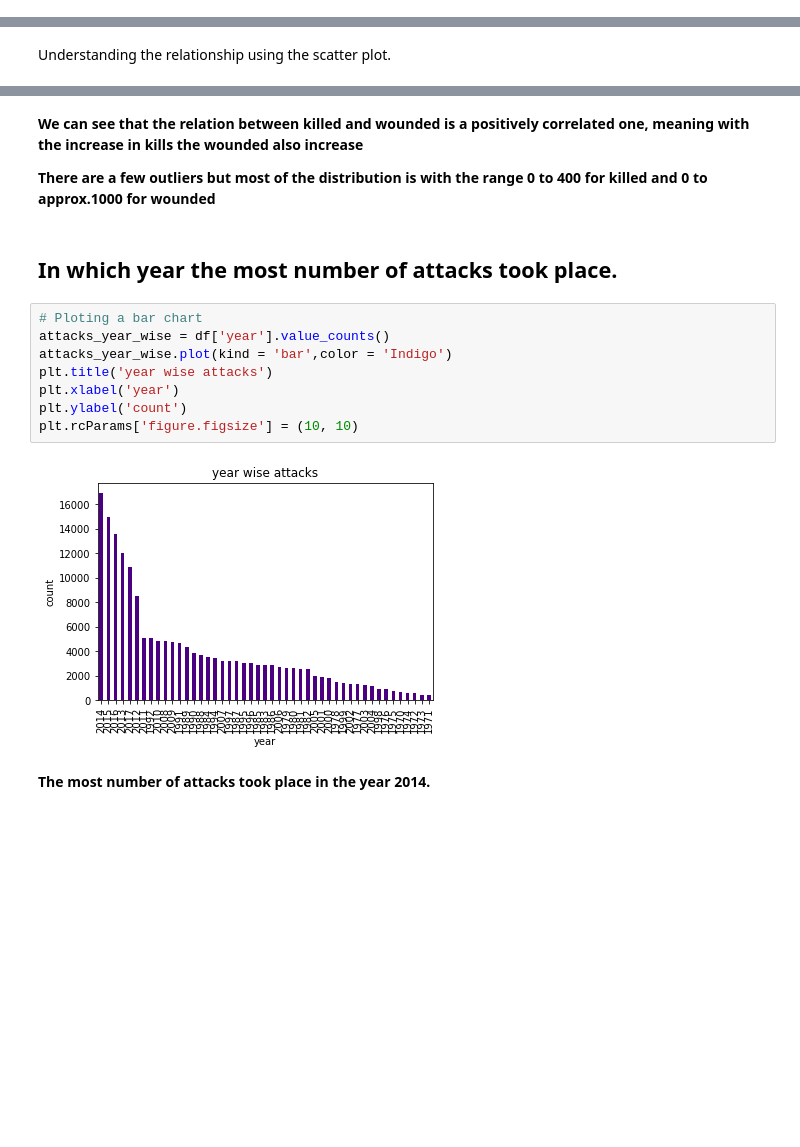
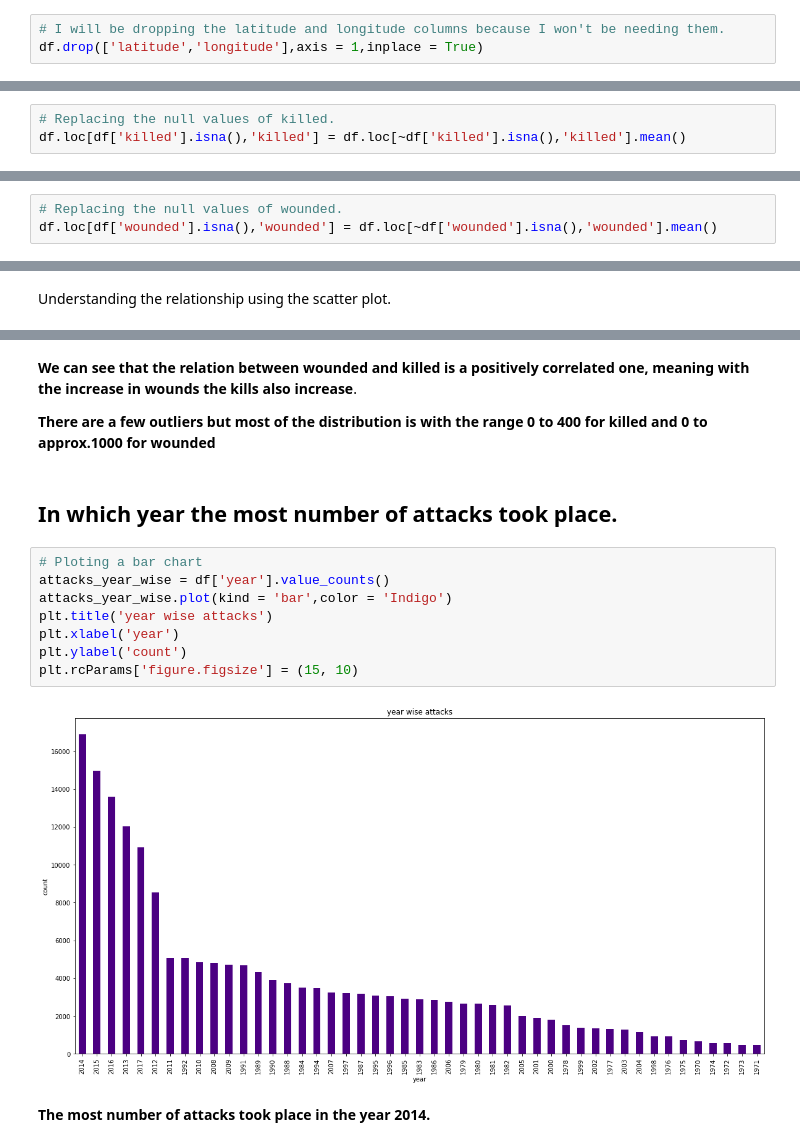
Before and after one commit to Shourya306/Global-Terrorism-EDA, a Jupyter notebook: Copy_of_Global_Terrorism_Analysis_Capstone_Project.ipynb, the cells around one changed output, grey strips where cells are left out. Saved outputs shown, nothing was run; the diff lists cells and outputs as text; blank space fills up the shorter version.

```diff
--- a/Copy_of_Global_Terrorism_Analysis_Capstone_Project.ipynb
+++ b/Copy_of_Global_Terrorism_Analysis_Capstone_Project.ipynb
@@ -140,3 +137,6 @@ df.head()
+# %%
+# I will be dropping the latitude and longitude columns because I won't be needing them.
+df.drop(['latitude','longitude'],axis = 1,inplace = True)
 # %%
 df.shape
 # %% [output]
@@ -176,0 +226,3 @@ df[df['city'].isnull()]['city'].count()
+# %%
+# Replacing the null values of killed.
+df.loc[df['killed'].isna(),'killed'] = df.loc[~df['killed'].isna(),'killed'].mean()
@@ -176,0 +250,3 @@ df[df['city'].isnull()]['city'].count()
+# %%
+# Replacing the null values of wounded.
+df.loc[df['wounded'].isna(),'wounded'] = df.loc[~df['wounded'].isna(),'wounded'].mean()
@@ -257,5 +354,5 @@ sns.jointplot(x = 'killed', y = 'wounded', data = df,kind = 'reg')
 # %% [markdown]
-**We can see that the relation between killed and wounded is a positively correlated one, meaning with the increase in kills the wounded also increase**
+**We can see that the relation between wounded and killed is a positively correlated one, meaning with the increase in wounds the kills also increase**.
 
 **There are a few outliers but most of the distribution is with the range 0 to 400 for killed and 0 to approx.1000 for wounded**
 # %% [markdown]
@@ -263,13 +360,13 @@ sns.jointplot(x = 'killed', y = 'wounded', data = df,kind = 'reg')
 # %%
 # Ploting a bar chart
 attacks_year_wise = df['year'].value_counts()
 attacks_year_wise.plot(kind = 'bar',color = 'Indigo')
 plt.title('year wise attacks')
 plt.xlabel('year')
 plt.ylabel('count')
-plt.rcParams['figure.figsize'] = (10, 10)
+plt.rcParams['figure.figsize'] = (15, 10)
 # %% [output]
-[figure, old version]
+[figure, new version]
 # %% [markdown]
  **The most number of attacks took place in the year 2014.**
 # %% [markdown]
```
Also changed, not shown: parts of 41 cells of this notebook.
